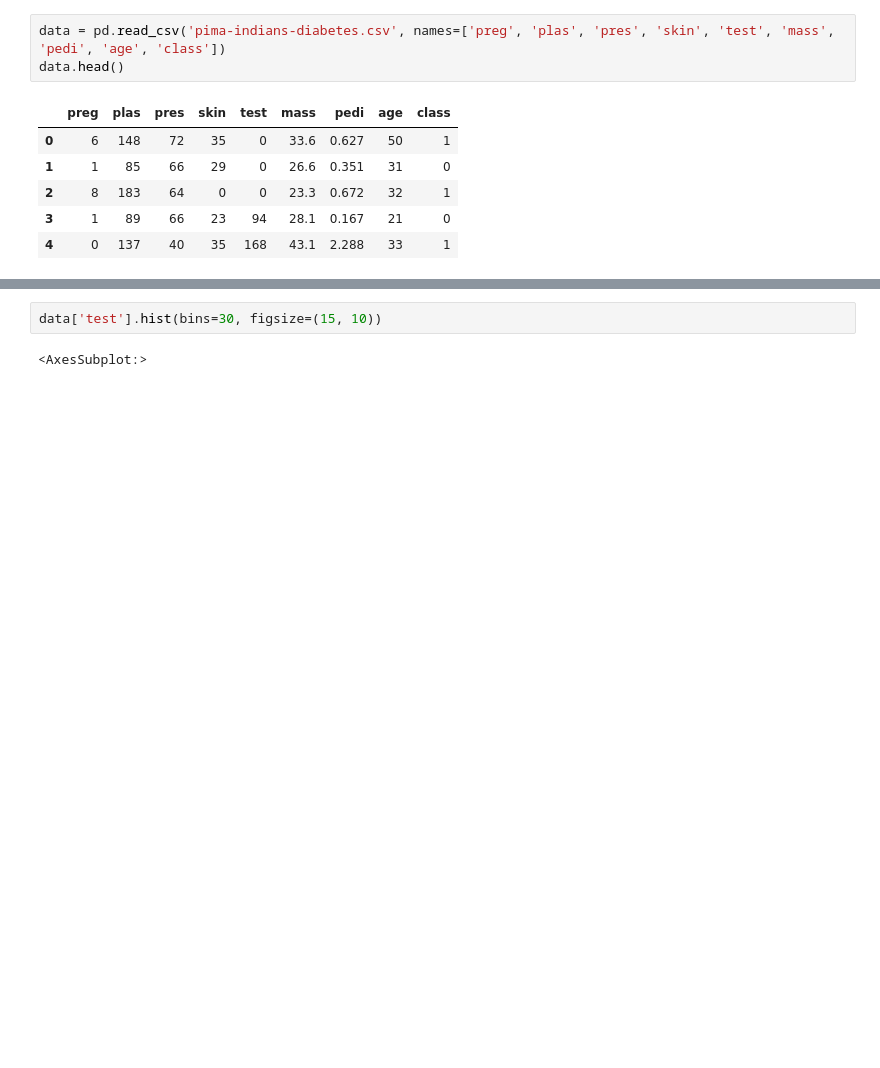
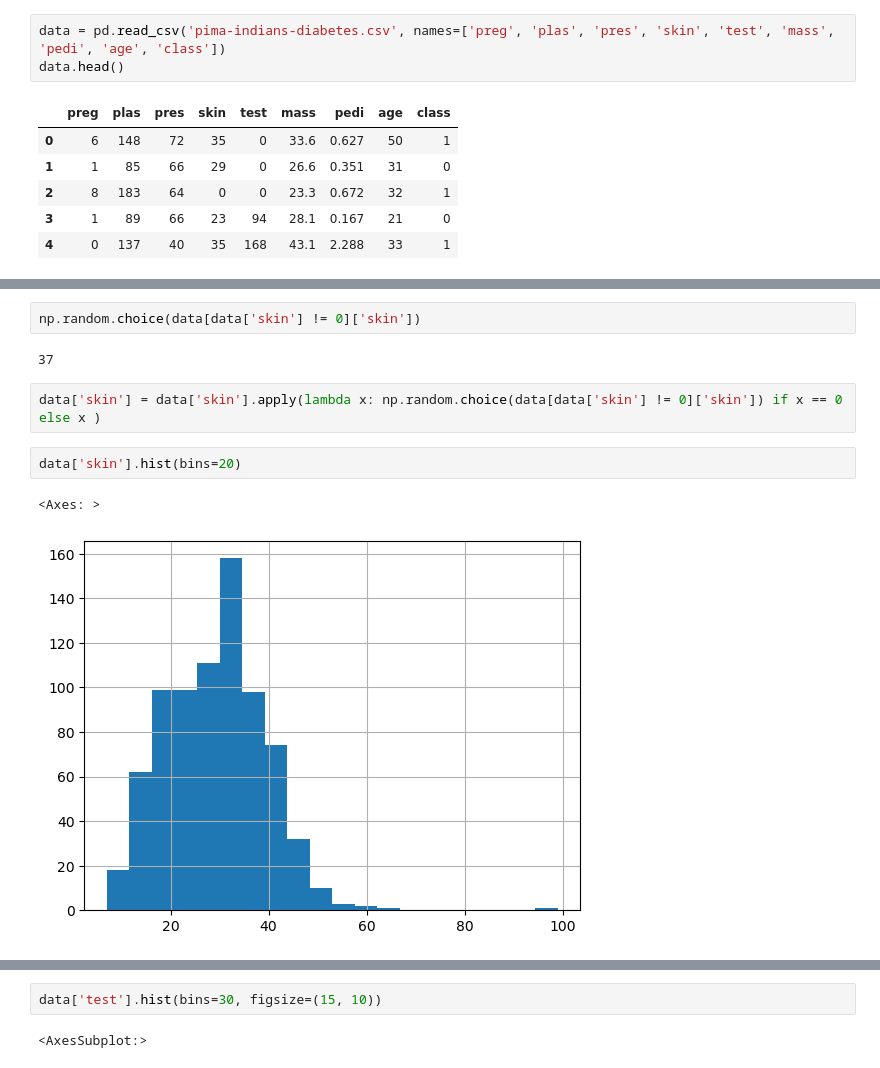
Before and after one commit to MasoudKaviani/filoger_fanap_402, a Jupyter notebook: Preprocessing/DiabetesPreprocessing.ipynb, the cells around one changed output, grey strips where cells are left out. Cells and saved outputs as stored; diff of their text form; blank space fills up the shorter version.

```diff
--- a/Preprocessing/DiabetesPreprocessing.ipynb
+++ b/Preprocessing/DiabetesPreprocessing.ipynb
@@ -13,0 +30,11 @@ data.head()
+# %%
+np.random.choice(data[data['skin'] != 0]['skin'])
+# %% [output]
+37
+# %%
+data['skin'] = data['skin'].apply(lambda x: np.random.choice(data[data['skin'] != 0]['skin']) if x == 0 else x )
+# %%
+data['skin'].hist(bins=20)
+# %% [output]
+<Axes: >
+[figure, added]
```
Also changed, not shown: parts of 3 cells of this notebook, 23 other files.
